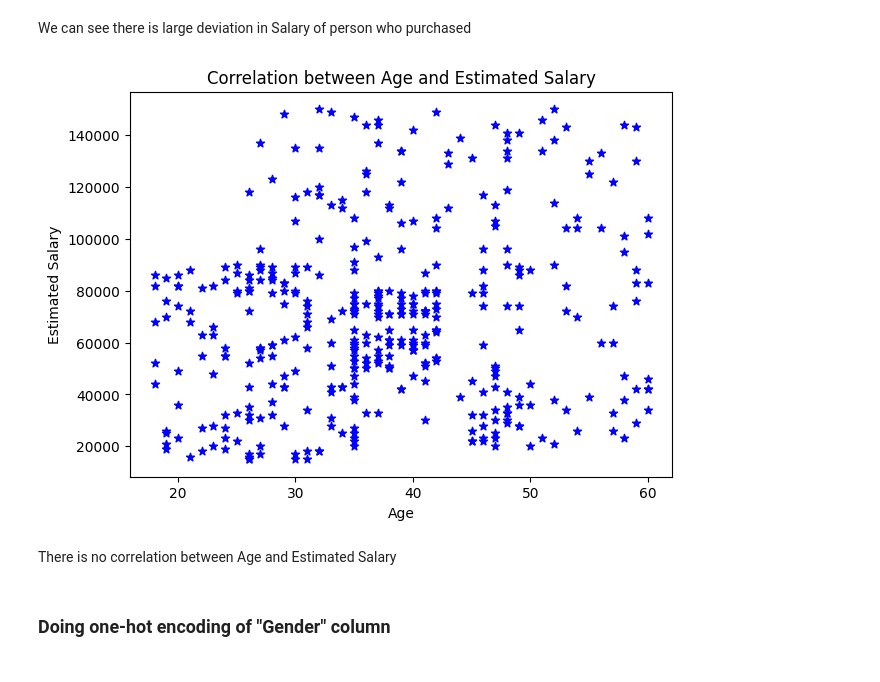
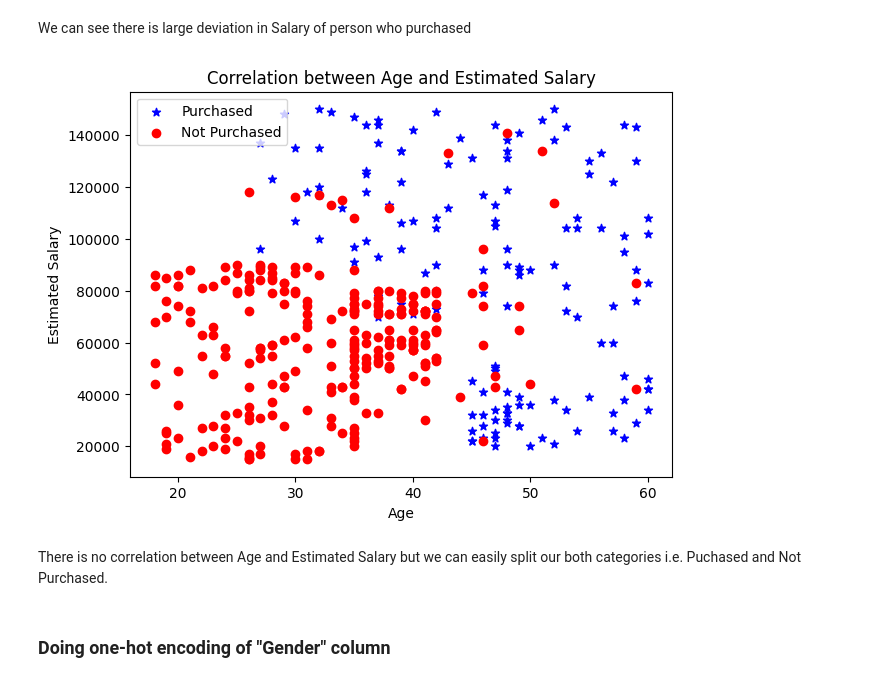
Before and after one commit to vikaschauhan734/socialmedia_ad_classification, a Jupyter notebook: notebook.ipynb, the cells around one changed output. Cells and saved outputs as stored; diff of their text form; code cells hidden in the pictures.

```diff
--- a/notebook.ipynb
+++ b/notebook.ipynb
@@ -163,16 +163,21 @@ plt.show()
 We can see there is large deviation in Salary of person who purchased
 # %%
 plt.figure(figsize=(7,5))
-# Scatter plot
-plt.scatter(df['Age'], df['EstimatedSalary'], c='blue', marker='*')
+not_purchased = df[df['Purchased']==0]
+purchased = df[df['Purchased']==1]
+# Scatter plot 1
+plt.scatter(purchased['Age'], purchased['EstimatedSalary'], c='blue', marker='*', label='Purchased')
+# Scatter plot 2
+plt.scatter(not_purchased['Age'], not_purchased['EstimatedSalary'], c='red', marker='o', label='Not Purchased')
 plt.xlabel('Age')
 plt.ylabel('Estimated Salary')
 plt.title('Correlation between Age and Estimated Salary')
+plt.legend()
 plt.show()
 # %% [output]
-[figure, old version]
+[figure, new version]
 # %% [markdown]
-There is no correlation between Age and Estimated Salary
+There is no correlation between Age and Estimated Salary but we can easily split our both categories i.e. Puchased and Not Purchased.
 # %% [markdown]
 ### Doing one-hot encoding of "Gender" column
 # %%
```
Also changed, not shown: parts of 2 cells of this notebook, 5 other files.
